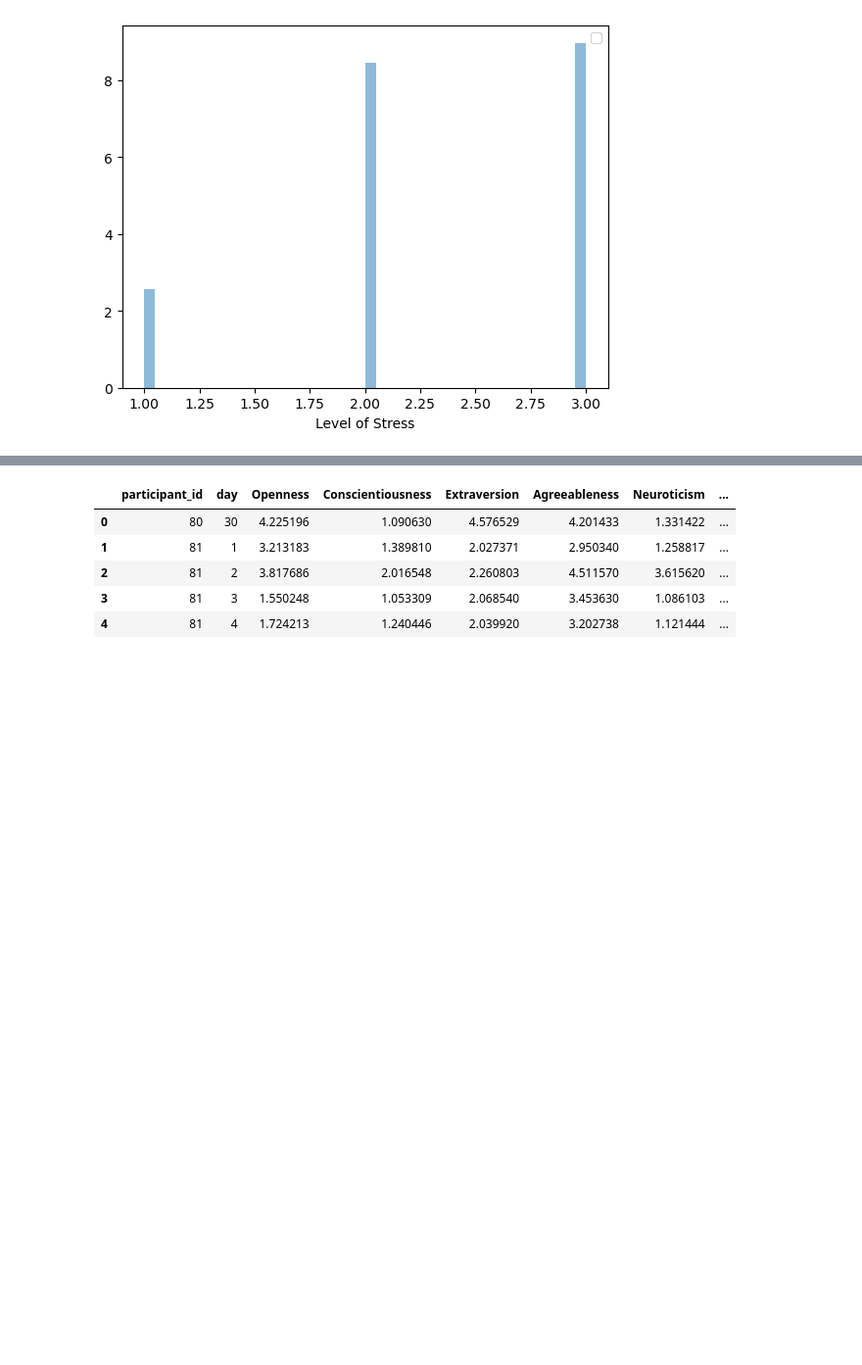
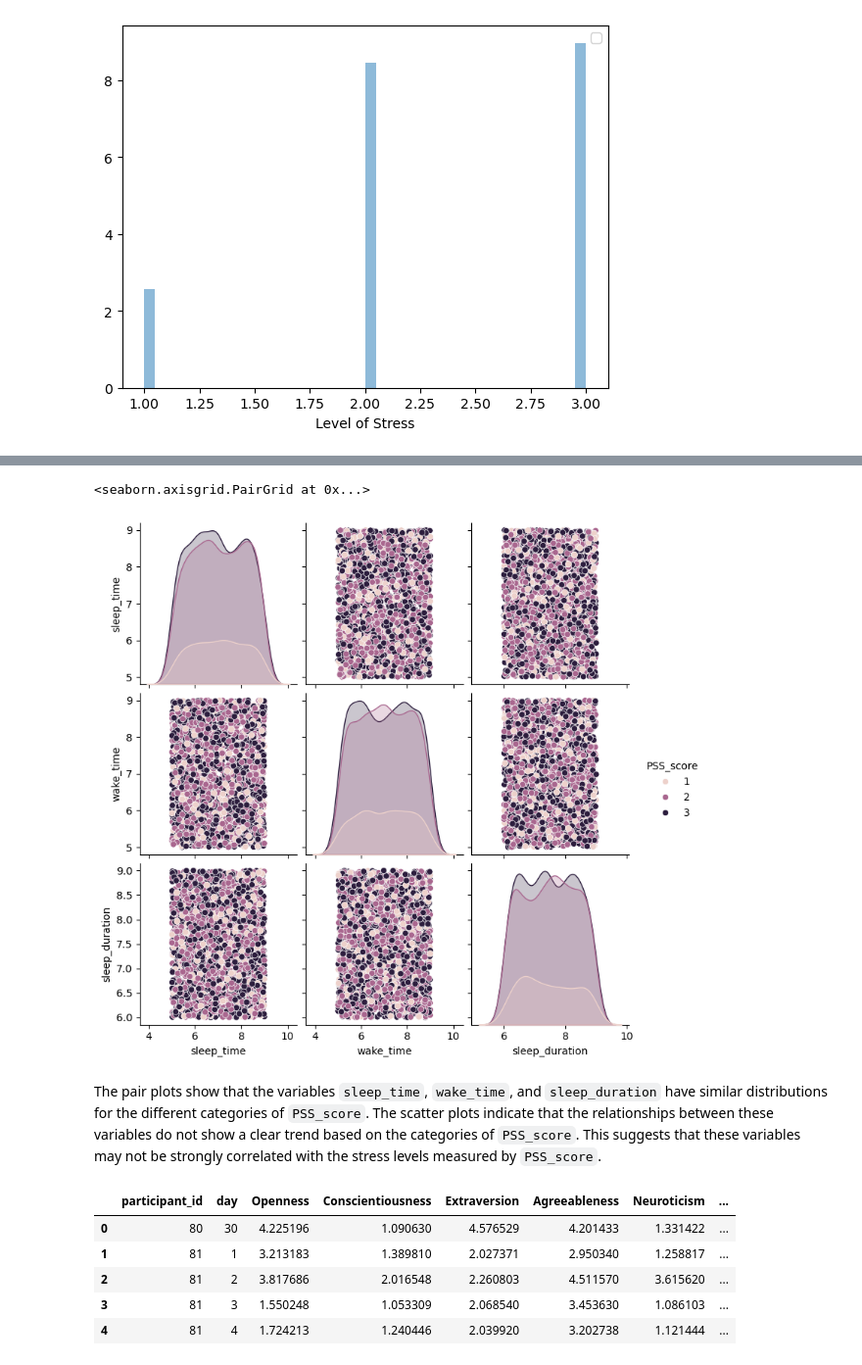
Before and after one commit to mittenover/Data_camp_final, a Jupyter notebook: stress_estimation_starting_kit.ipynb, the cells around one changed output, grey strips where cells are left out. Shown at 98% size. Cells and saved outputs as stored; diff of their text form; code cells hidden in the pictures; blank space fills up the shorter version.

```diff
--- a/stress_estimation_starting_kit.ipynb
+++ b/stress_estimation_starting_kit.ipynb
@@ -138,3 +119,8 @@ plt.legend()
 No artists with labels found to put in legend.  Note that artists whose label start with an underscore are ignored when legend() is called with no argument.
 <matplotlib.legend.Legend at 0x...>
 [figure]
+# %%
+y_df = pd.DataFrame(y, columns=['PSS_score'])
+# %%
+X_df_original = pd.concat([X_df, y_df], axis=1)
+X_df_original.head()
@@ -141,3 +134,10 @@ No artists with labels found to put in legend.  Note that artists whose label st
+# %%
+sns.pairplot(X_df_original[['PSS_score','sleep_time','wake_time','sleep_duration']], hue="PSS_score")
+# %% [output]
+<seaborn.axisgrid.PairGrid at 0x...>
+[figure, added]
+# %% [markdown]
+The pair plots show that the variables `sleep_time`, `wake_time`, and `sleep_duration` have similar distributions for the different categories of `PSS_score`. The scatter plots indicate that the relationships between these variables do not show a clear trend based on the categories of `PSS_score`. This suggests that these variables may not be strongly correlated with the stress levels measured by `PSS_score`.
 # %%
 X_test_df, y_test = problem.get_test_data()
 X_test_df.head()
```
Also changed, not shown: parts of 2 cells of this notebook, 2 other files.
